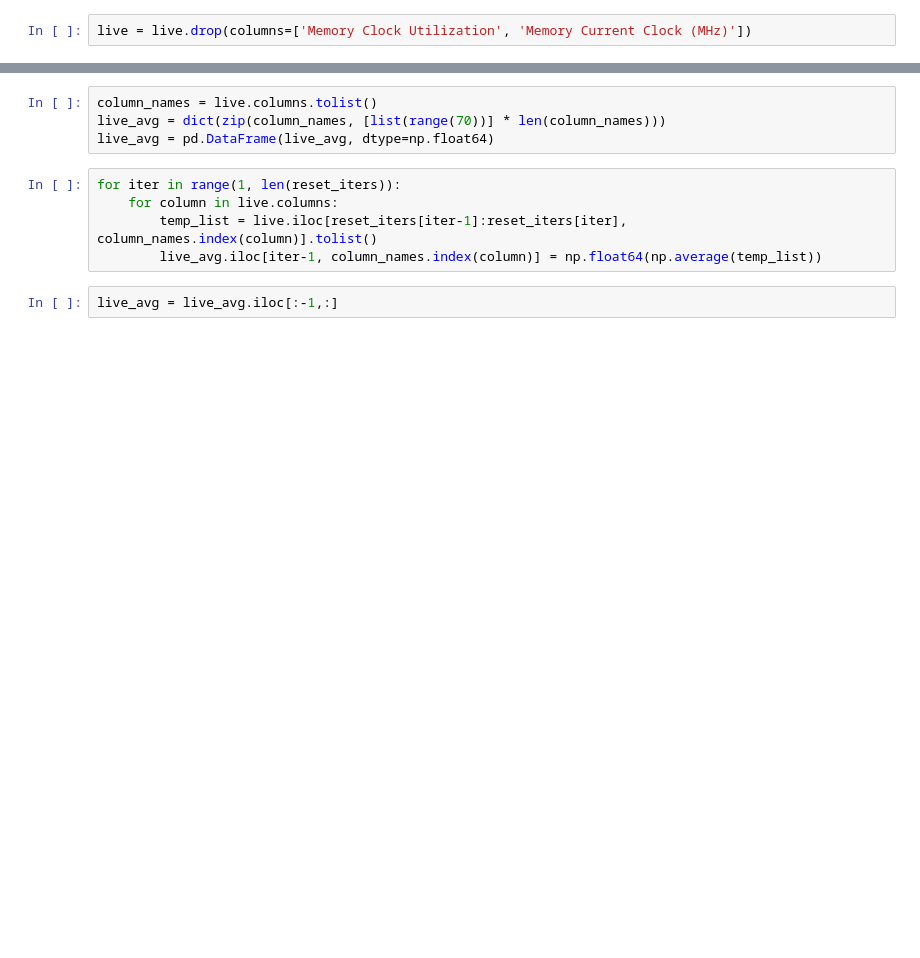
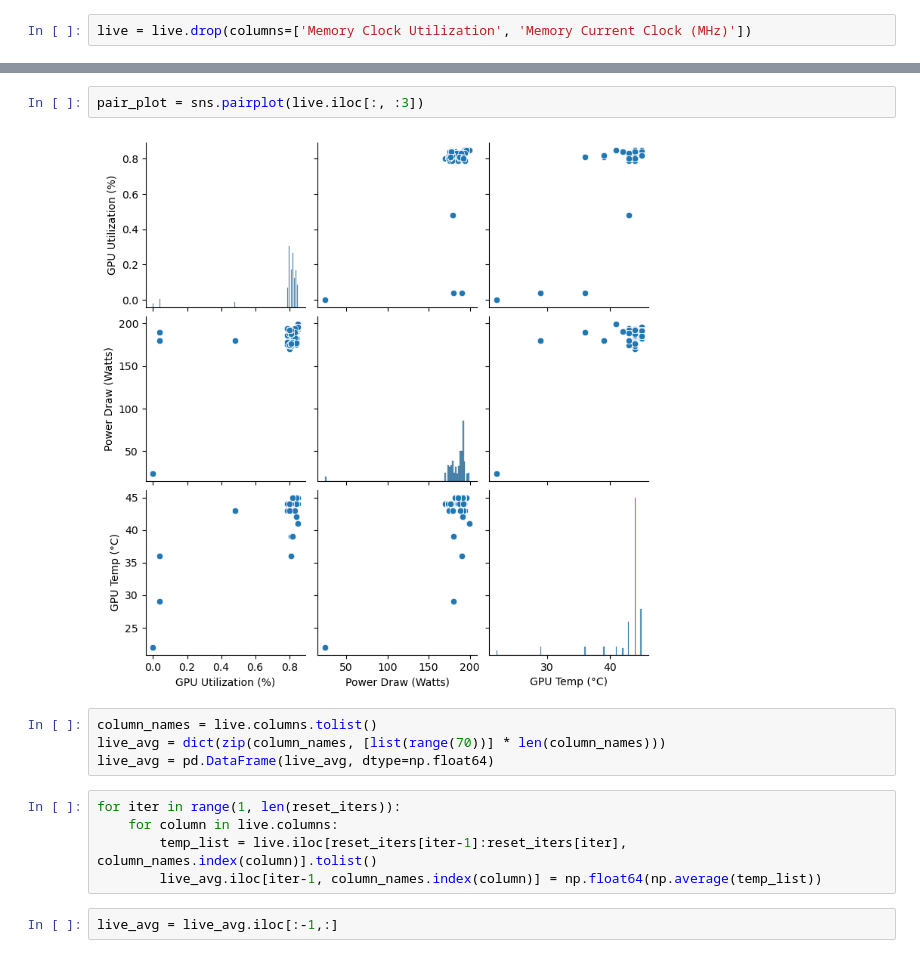
Before and after one commit to alt-rahul/5g-edge-app, a Jupyter notebook: model/data_processing.ipynb, the cells around one changed output, grey strips where cells are left out. Drawn from its saved outputs; the diff is of its cells as text; blank space fills up the shorter version.

```diff
--- a/model/data_processing.ipynb
+++ b/model/data_processing.ipynb
@@ -24,3 +48,7 @@ live = live.drop(columns=['Memory Clock Utilization', 'Memory Current Clock (MHz
+# %%
+pair_plot = sns.pairplot(live.iloc[:, :3])
+# %% [output]
+[figure, added]
 # %%
 column_names = live.columns.tolist()
 live_avg = dict(zip(column_names, [list(range(70))] * len(column_names)))
```
Also changed, not shown: parts of 5 cells of this notebook, 2 other files.
